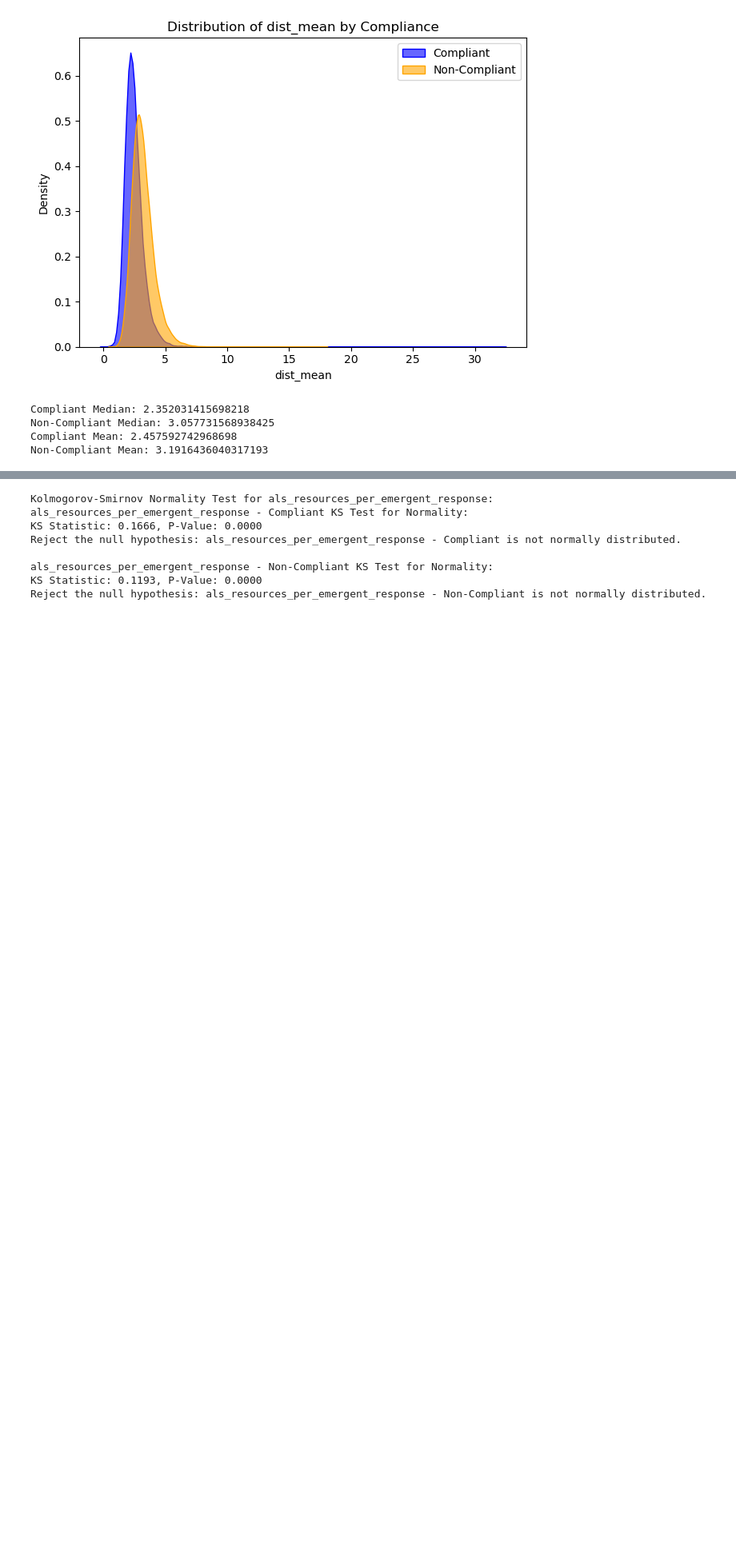
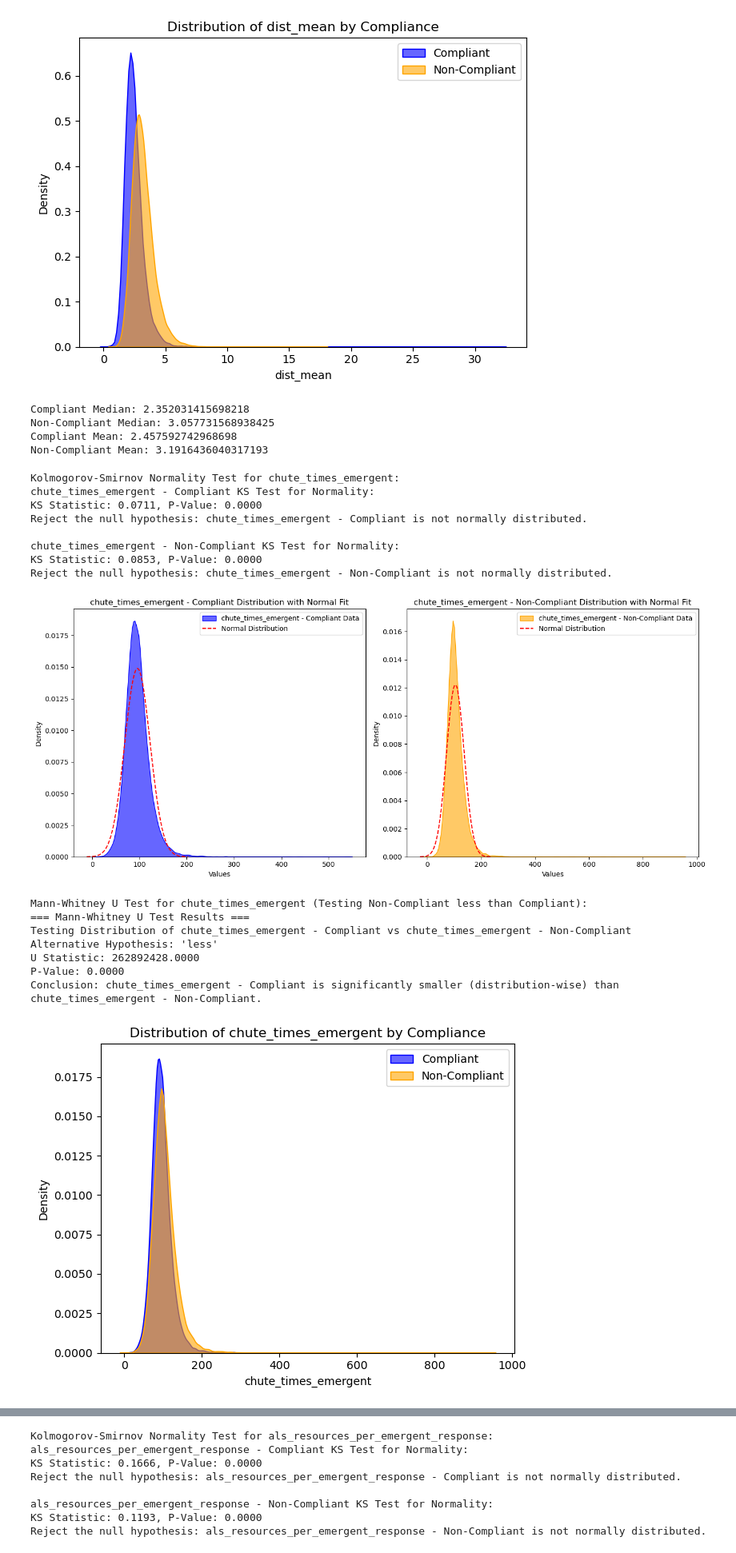
Before and after one commit to n2b8/EMS_Response_Performance_Analysis, a Jupyter notebook: index.ipynb, the cells around one changed output, grey strips where cells are left out. Shown at 80% size. Cells and saved outputs as stored; diff of their text form; code cells hidden in the pictures; blank space fills up the shorter version.

Commit message:
eval - chute_times_emergent

```diff
--- a/index.ipynb
+++ b/index.ipynb
@@ -1194,3 +1194,53 @@ Compliant Median: 2.352031415698218
 Non-Compliant Median: 3.057731568938425
 Compliant Mean: 2.457592742968698
 Non-Compliant Mean: 3.1916436040317193
+# %%
+feature_to_test = 'chute_times_emergent'
+alternative = 'less'
+
+# Extract compliant and non-compliant groups
+group1 = data[data['compliance'] == 1][feature_to_test].dropna()  # Compliant
+group0 = data[data['compliance'] == 0][feature_to_test].dropna()  # Non-Compliant
+
+# Kolmogorov-Smirnov Normality Test
+print(f"Kolmogorov-Smirnov Normality Test for {feature_to_test}:")
+ks_test_normality(group1, group0, group1_name=f"{feature_to_test} - Compliant", group0_name=f"{feature_to_test} - Non-Compliant")
+
+# Mann-Whitney U Test
+print(f"Mann-Whitney U Test for {feature_to_test} (Testing Non-Compliant {alternative} than Compliant):")
+mann_whitney_test(group1, group0, group1_name=f"{feature_to_test} - Compliant", group0_name=f"{feature_to_test} - Non-Compliant", alternative=alternative)
+
+# KDE Plot using the new function
+plot_kde_with_groups(
+    group1,
+    group0,
+    group1_name="Compliant",
+    group0_name="Non-Compliant",
+    title=f"Distribution of {feature_to_test} by Compliance",
+    xlabel=feature_to_test,
+    ylabel="Density"
+)
+
+# Summary Statistics
+print("Compliant Median:", group1.median())
+print("Non-Compliant Median:", group0.median())
+print("Compliant Mean:", group1.mean())
+print("Non-Compliant Mean:", group0.mean())
+# %% [output]
+Kolmogorov-Smirnov Normality Test for chute_times_emergent:
+chute_times_emergent - Compliant KS Test for Normality:
+KS Statistic: 0.0711, P-Value: 0.0000
+Reject the null hypothesis: chute_times_emergent - Compliant is not normally distributed.
+
+chute_times_emergent - Non-Compliant KS Test for Normality:
+KS Statistic: 0.0853, P-Value: 0.0000
+Reject the null hypothesis: chute_times_emergent - Non-Compliant is not normally distributed.
+[figure, added]
+Mann-Whitney U Test for chute_times_emergent (Testing Non-Compliant less than Compliant):
+=== Mann-Whitney U Test Results ===
+Testing Distribution of chute_times_emergent - Compliant vs chute_times_emergent - Non-Compliant
+Alternative Hypothesis: 'less'
+U Statistic: 262892428.0000
+P-Value: 0.0000
+Conclusion: chute_times_emergent - Compliant is significantly smaller (distribution-wise) than chute_times_emergent - Non-Compliant.
+[figure, added]
```
Also changed, not shown: parts of 1 cell of this notebook.
